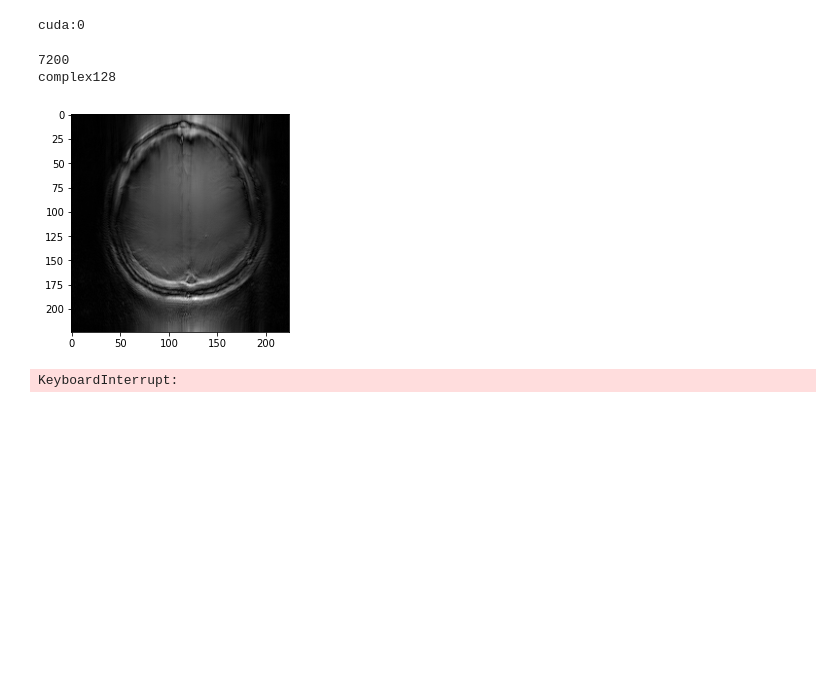
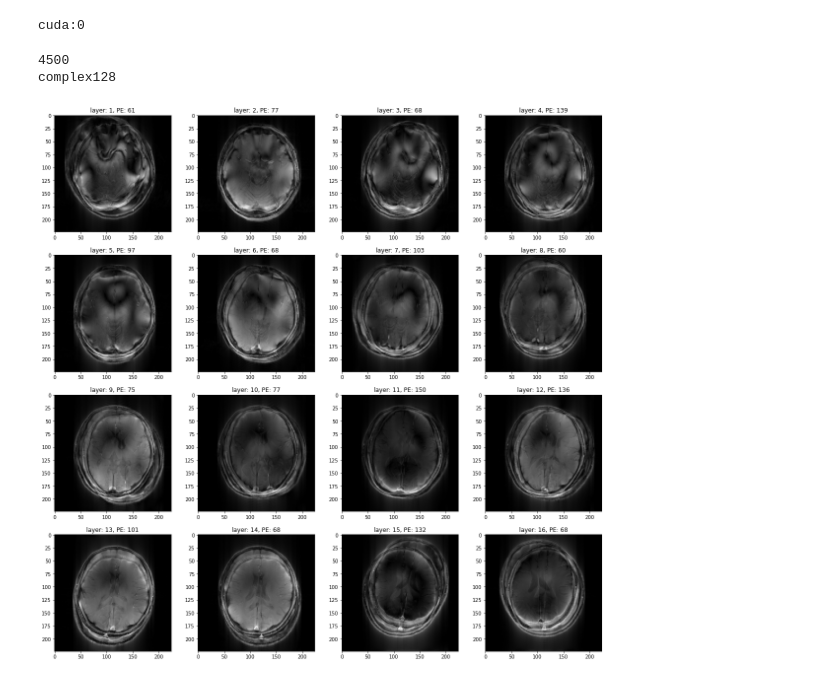
Before and after one commit to vantaa89/1_multicoil, a Jupyter notebook: 1_simulation.ipynb, the cells around one changed output. Saved outputs shown, nothing was run; the diff lists cells and outputs as text; code cells hidden in the pictures; blank space fills up the shorter version.

Commit message:
training completed

```diff
--- a/1_simulation.ipynb
+++ b/1_simulation.ipynb
@@ -37,40 +39,51 @@ motion_PE_ran = [56, 224-56]
 SNR_ran = [100,200]
 img_size = [224, 224]
 # batch_size = 100 -> unused
-epochs = 50
+epochs = 500
 
 params = MotionParameters(img_size, SNR_ran, motion_ran_lb, motion_ran_ub, motion_PE_ran, rot=init_rot)
 train_ds = SimulatedDataset(image_path, sens_path, params, split='train', multiple=epochs)
 test_ds = SimulatedDataset(image_path, sens_path, params, split='test', multiple=10)
-# %%
-corrupted, PE = train_ds[random.randint(0, len(train_ds)-1)]
-plt.imshow(abs(np.fft.ifftn(corrupted, axes=(0,1))), cmap="gray")
-print(len(train_ds))
-print(corrupted.dtype)
-# %% [output]
-7200
-complex128
-[figure, removed]
+# %%
+corrupted, PE = train_ds[24]
+
+fig, axes = plt.subplots(4, 4)
+fig.set_figwidth(20)
+fig.set_figheight(20)
+layer = 0
+for axes_x in axes:
+    for axis in axes_x:
+        axis.imshow(abs(np.fft.ifftn(corrupted[:,:,layer], axes=(0,1))), cmap="gray")
+        # axis.imshow(abs(np.fft.fftshift(corrupted[:,:,layer])), cmap="gray", vmin=0, vmax=1e-3)
+        axis.set_title(f"layer: {layer + 1}, PE: {PE[layer]}")
+        layer = layer + 1
+
+print(len(train_ds))
+print(corrupted.dtype)
+# %% [output]
+4500
+complex128
+[figure, added]
 # %%
 save_path = "./Data/h5/train2"
 epoch_size = len(train_ds) // epochs
 data_cnt = 0
-start_epoch = 0
+start_epoch = 50
 
 os.makedirs(save_path, exist_ok=True)
 for epoch in tqdm(range(start_epoch, epochs)):
     # clear_output()
     # print(f"Epoch {epoch + 1} / {epochs}...")
     h5file_path = save_path + "/" + str(epoch) + ".h5"
-    with h5py.File(h5file_path, "w") as f:
-        for group_no in range(epoch_size):
-            group = f.create_group(str(group_no))
-            brain, label = train_ds[data_cnt]
-            group.create_dataset("image", data=brain, dtype=np.complex128)
-            group.create_dataset("label", data=label, dtype=int)
-            data_cnt = data_cnt + 1
+    with h5py.File(h5file_path, "w") as f: # each epoch
+        group_no = 0
+        for data_no in range(epoch_size):  # number of the data in each epoch
+            brain, label = train_ds[data_no] # multi-layer, motion-corrupted dicom in k-space. (224, 224, 16)
+            for layer in range(brain.shape[-1]):
+                group = f.create_group(str(group_no))
+                group.create_dataset("image", data=brain[:,:,layer], dtype=np.complex128)
+                group.create_dataset("label", data=label[layer], dtype=int)
+                group_no = group_no + 1
-# %% [output]
-KeyboardInterrupt:
 # %%
 save_path = "./Data/h5/test2"
 epoch_size = len(test_ds)
```
Also changed, not shown: parts of 2 cells of this notebook, 2 other files.
